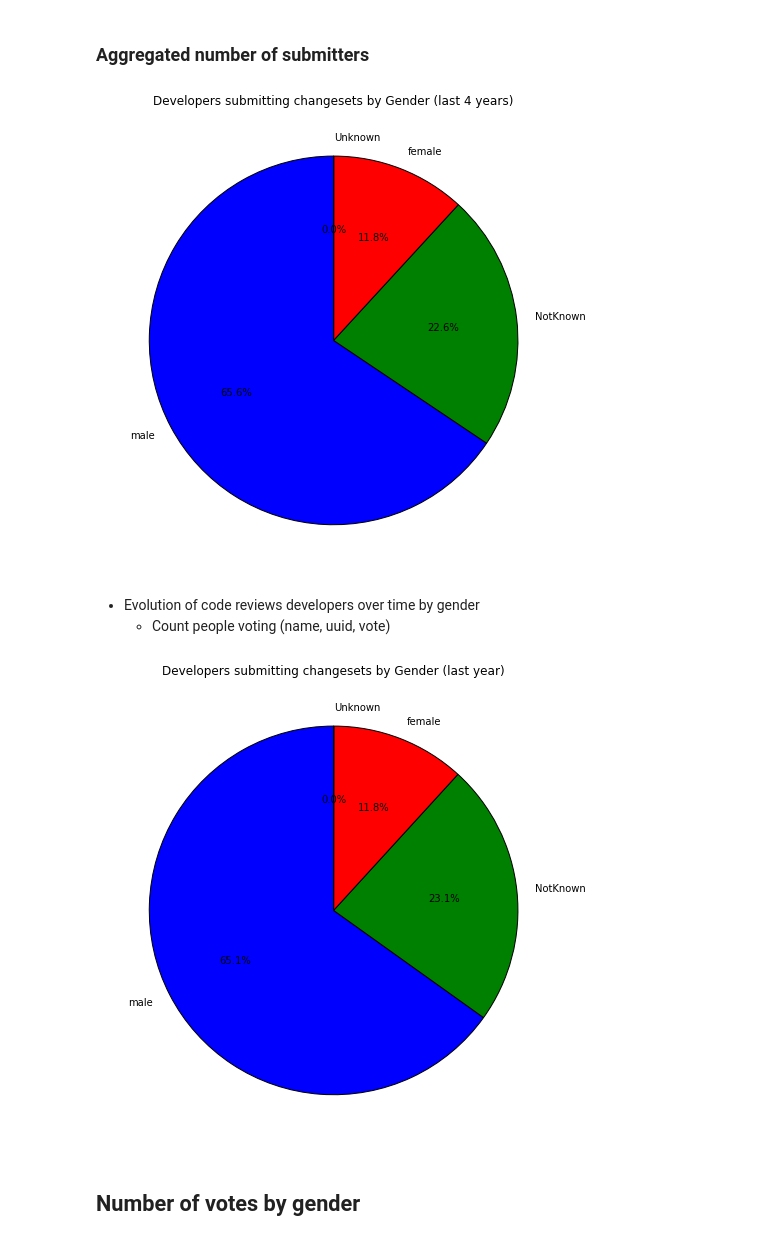
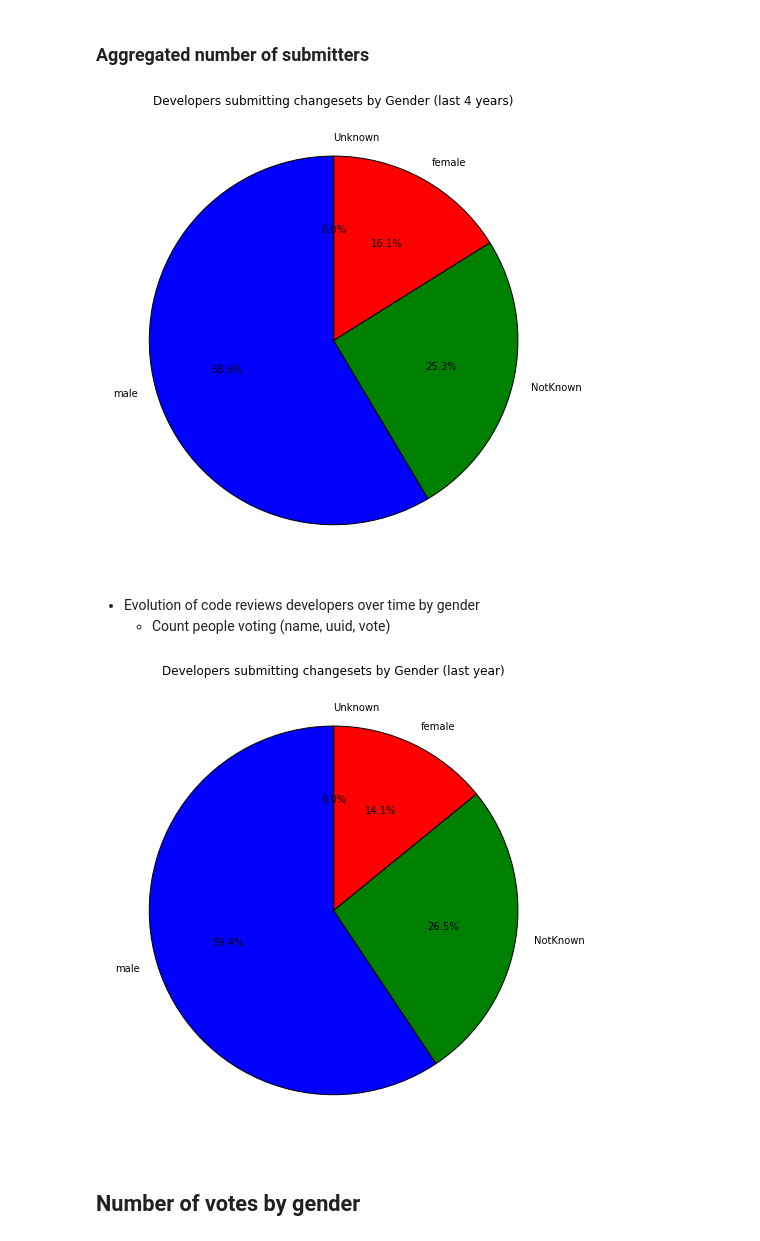
Before and after one commit to dicortazar/ipython-notebooks, a Jupyter notebook: projects/openstack-diversity/OpenStack Diversity Metrics Matplotlib.ipynb, the cells around one changed output. Cells and saved outputs as stored; diff of their text form; code cells hidden in the pictures.

Commit message:
[openstack-diversity] Fix Pie Charts in Gerrit section

```diff
--- a/projects/openstack-diversity/OpenStack Diversity Metrics Matplotlib.ipynb
+++ b/projects/openstack-diversity/OpenStack Diversity Metrics Matplotlib.ipynb
@@ -127,8 +127,8 @@ def query_metric_over_time(index, metric_name, metric_field, filters = []):
 
     return df
 # %%
-def query_total_changesets(metric_name, metric_field, filters = []):
-    s = Search(using=es_conn, index='gerrit_eventized')  # Index selection
+def query_total_changesets(index, metric_name, metric_field, filters = []):
+    s = Search(using=es_conn, index=index)  # Index selection
     for filtering in filters:
         s = s.filter(filtering)
     #s = s.filter('range', date={'gt': start_date, 'lt':'now/M'}) # filter date
@@ -213,24 +213,24 @@ evol_chart(chart_title, x_data, y_data, y_legend, file_name)
 # %% [markdown]
 ### Aggregated number of submitters
 # %%
-pie_chart_labels, pie_chart_values = query_total_changesets(METRIC_NAME, METRIC_FIELD, [filter_date_4y])
+pie_chart_labels, pie_chart_values = query_total_changesets(INDEX, METRIC_NAME, METRIC_FIELD, [filter_date_4y])
 total = np.array(pie_chart_values).sum()
 values = list((np.array(pie_chart_values) / total ) * 100)
 title = "Developers submitting changesets by Gender (last 4 years)"
-pie_chart(title, pie_chart_labels, values, "openstack_pie")
+pie_chart(title, pie_chart_labels, values, "openstack_piechart_developers_submitting_changesets_by_gender_4y")
 # %% [output]
-[figure, old version]
+[figure, new version]
 # %% [markdown]
 * Evolution of code reviews developers over time by gender
   * Count people voting (name, uuid, vote)
 # %%
-pie_chart_labels, pie_chart_values = query_total_changesets(METRIC_NAME, METRIC_FIELD,  [filter_date_1y])
+pie_chart_labels, pie_chart_values = query_total_changesets(INDEX, METRIC_NAME, METRIC_FIELD,  [filter_date_1y])
 total = np.array(pie_chart_values).sum()
 values = list((np.array(pie_chart_values) / total ) * 100)
 title = "Developers submitting changesets by Gender (last year)"
-pie_chart(title, pie_chart_labels, values, "openstack_pie")
+pie_chart(title, pie_chart_labels, values, "openstack_piechart_developers_submitting_changesets_by_gender_1y")
 # %% [output]
-[figure, old version]
+[figure, new version]
 # %% [markdown]
 ## Number of votes by gender
 # %%
```
Also changed, not shown: parts of 11 cells of this notebook.
